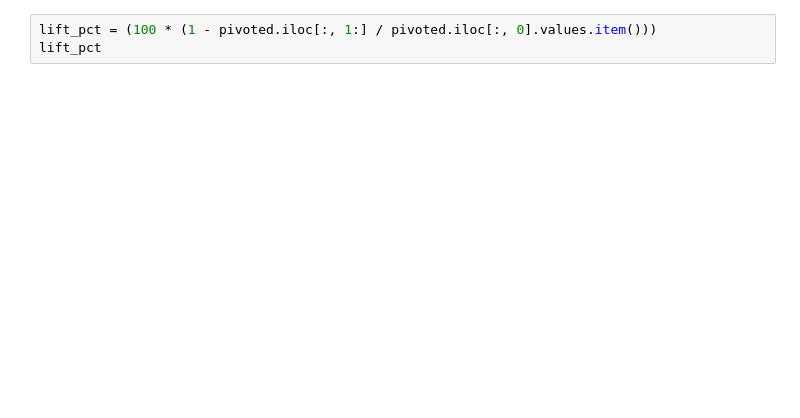
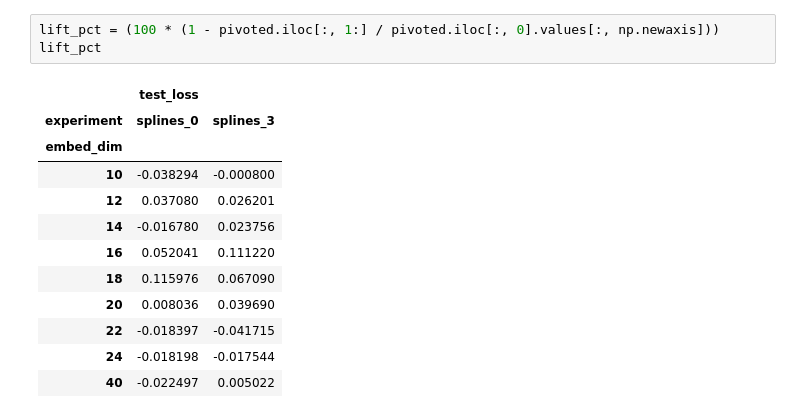
Before and after one commit to alexshtf/criteo_splines, a Jupyter notebook: studies.ipynb, the cells around one changed output. Drawn from its saved outputs; the diff is of its cells as text; blank space fills up the shorter version.

```diff
--- a/studies.ipynb
+++ b/studies.ipynb
@@ -31,3 +153,16 @@ pivoted
 # %%
-lift_pct = (100 * (1 - pivoted.iloc[:, 1:] / pivoted.iloc[:, 0].values.item()))
+lift_pct = (100 * (1 - pivoted.iloc[:, 1:] / pivoted.iloc[:, 0].values[:, np.newaxis]))
 lift_pct
+# %% [output]
+|  | test_loss |  |
+| experiment | splines_0 | splines_3 |
+| embed_dim |  |  |
+| 10 | -0.038294 | -0.000800 |
+| 12 | 0.037080 | 0.026201 |
+| 14 | -0.016780 | 0.023756 |
+| 16 | 0.052041 | 0.111220 |
+| 18 | 0.115976 | 0.067090 |
+| 20 | 0.008036 | 0.039690 |
+| 22 | -0.018397 | -0.041715 |
+| 24 | -0.018198 | -0.017544 |
+| 40 | -0.022497 | 0.005022 |
```
Also changed, not shown: parts of 8 cells of this notebook, 33 other files.
